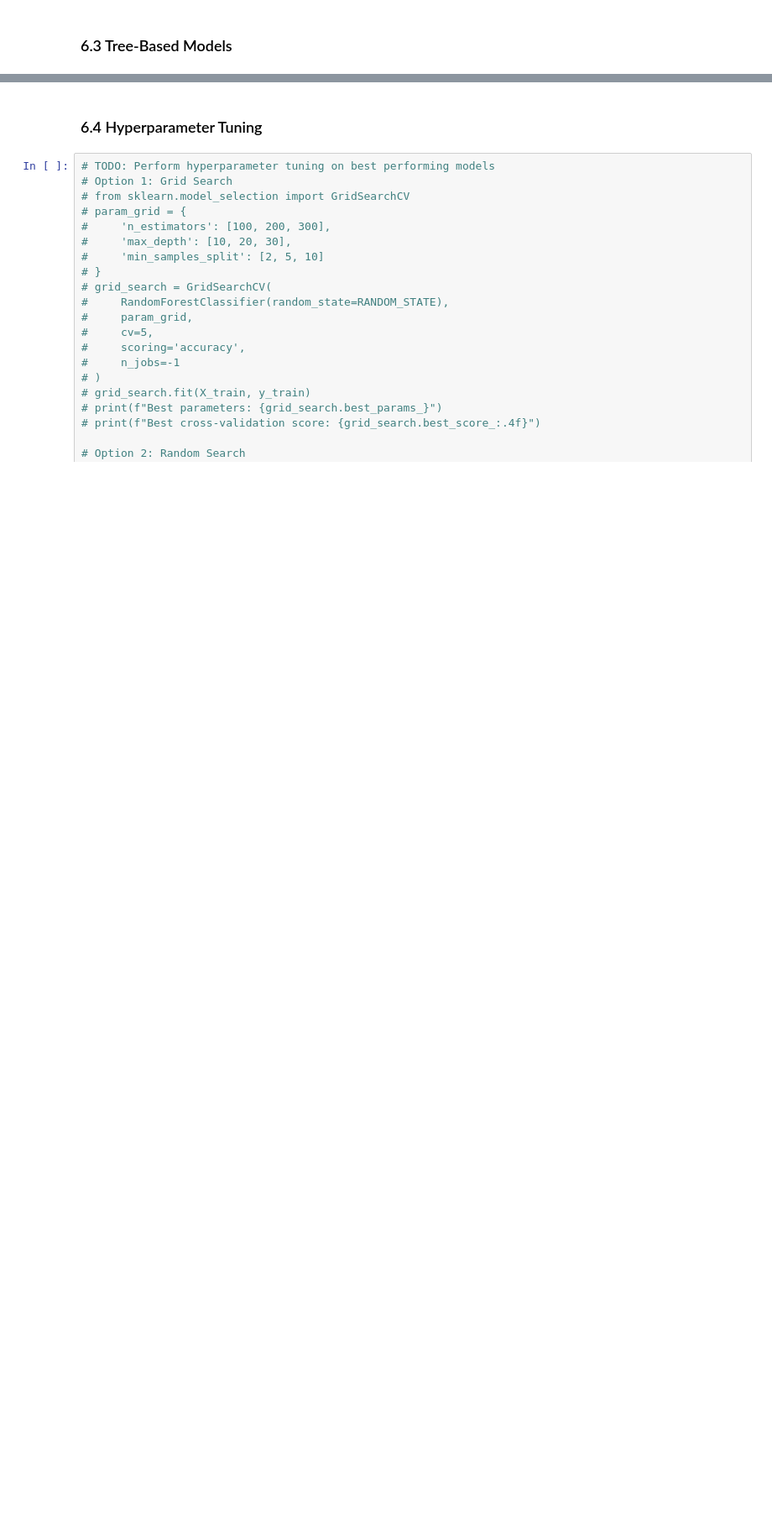
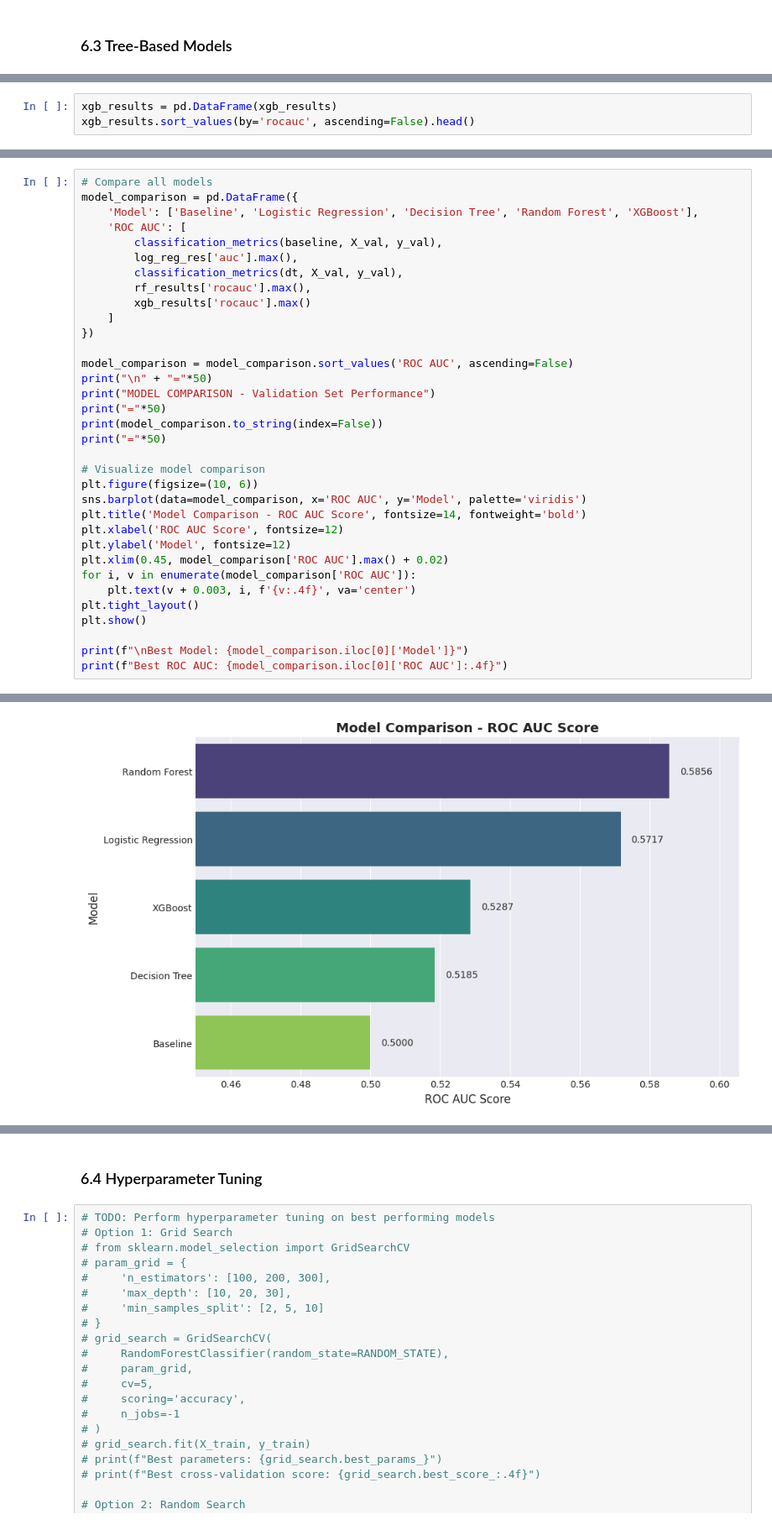
Before and after one commit to altmnt/ml-zoomcamp-fun, a Jupyter notebook: MIDTERM/project.ipynb, the cells around one changed output, grey strips where cells are left out. Shown at 84% size. Drawn from its saved outputs; the diff is of its cells as text; blank space fills up the shorter version.

```diff
--- a/MIDTERM/project.ipynb
+++ b/MIDTERM/project.ipynb
@@ -642,0 +682,3 @@ Overall Accuracy: 0.3645
+# %%
+xgb_results = pd.DataFrame(xgb_results)
+xgb_results.sort_values(by='rocauc', ascending=False).head()
@@ -642,0 +692,35 @@ Overall Accuracy: 0.3645
+# %%
+# Compare all models
+model_comparison = pd.DataFrame({
+    'Model': ['Baseline', 'Logistic Regression', 'Decision Tree', 'Random Forest', 'XGBoost'],
+    'ROC AUC': [
+        classification_metrics(baseline, X_val, y_val),
+        log_reg_res['auc'].max(),
+        classification_metrics(dt, X_val, y_val),
+        rf_results['rocauc'].max(),
+        xgb_results['rocauc'].max()
+    ]
+})
+
+model_comparison = model_comparison.sort_values('ROC AUC', ascending=False)
+print("\n" + "="*50)
+print("MODEL COMPARISON - Validation Set Performance")
+print("="*50)
+print(model_comparison.to_string(index=False))
+print("="*50)
+
+# Visualize model comparison
+plt.figure(figsize=(10, 6))
+sns.barplot(data=model_comparison, x='ROC AUC', y='Model', palette='viridis')
+plt.title('Model Comparison - ROC AUC Score', fontsize=14, fontweight='bold')
+plt.xlabel('ROC AUC Score', fontsize=12)
+plt.ylabel('Model', fontsize=12)
+plt.xlim(0.45, model_comparison['ROC AUC'].max() + 0.02)
+for i, v in enumerate(model_comparison['ROC AUC']):
+    plt.text(v + 0.003, i, f'{v:.4f}', va='center')
+plt.tight_layout()
+plt.show()
+
+print(f"\nBest Model: {model_comparison.iloc[0]['Model']}")
+print(f"Best ROC AUC: {model_comparison.iloc[0]['ROC AUC']:.4f}")
+# %% [output]
@@ -642,0 +737 @@ Overall Accuracy: 0.3645
+[figure, added]
```
Also changed, not shown: parts of 18 cells of this notebook.
